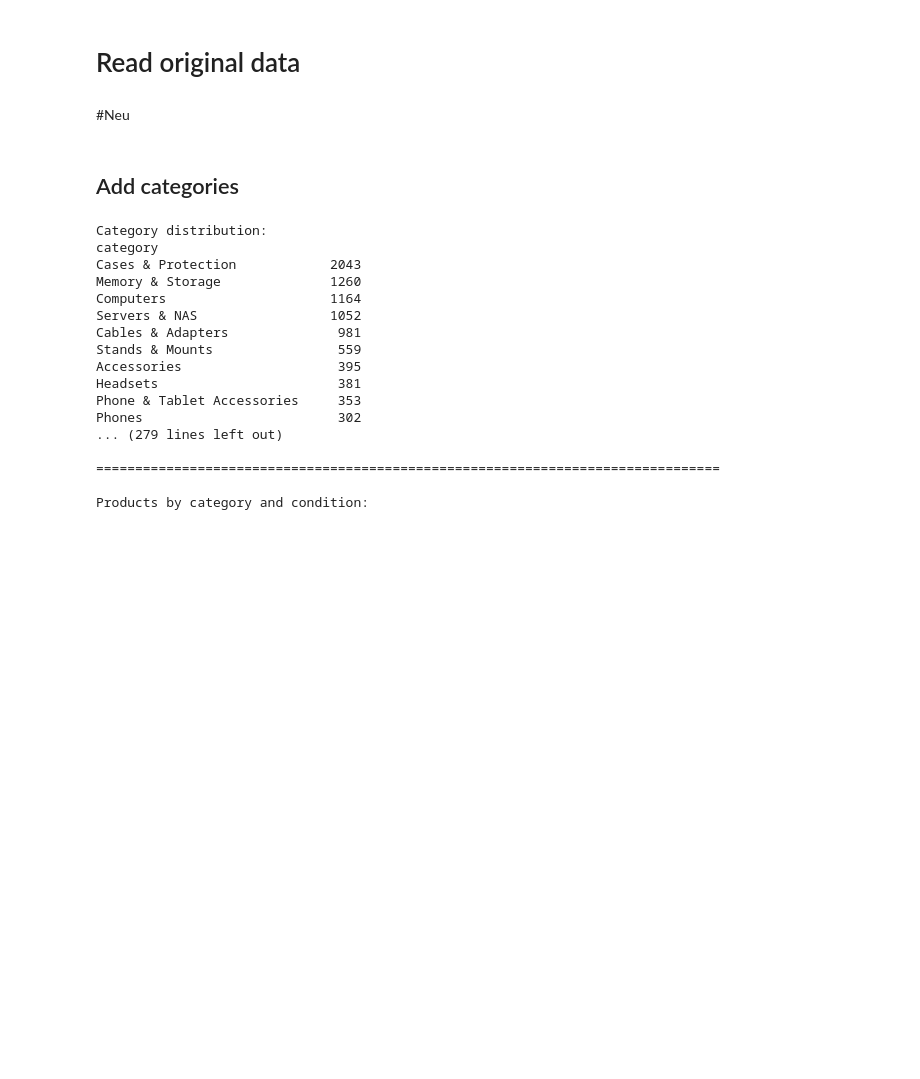
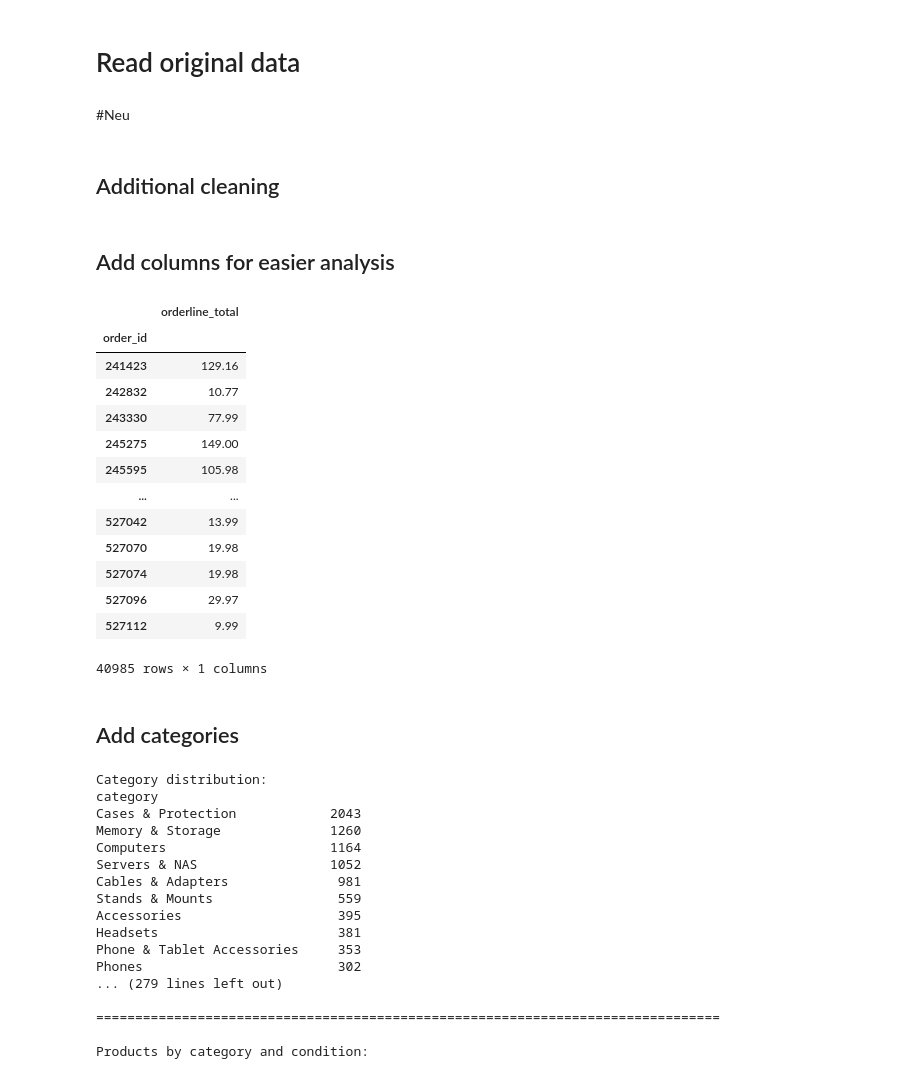
Before and after one commit to Cooljoe67/eniac_data_cleaning, a Jupyter notebook: dataanalysis_group_solution.ipynb, the cells around one changed output. Cells and saved outputs as stored; diff of their text form; code cells hidden in the pictures; blank space fills up the shorter version.

```diff
--- a/dataanalysis_group_solution.ipynb
+++ b/dataanalysis_group_solution.ipynb
@@ -24,6 +24,56 @@ products_df = org_products_df.copy()
 orders_df = org_orders_df.copy()
 orderlines_df = org_orderlines_df.copy()
 brands_df = org_brands_df.copy()
+# %% [markdown]
+## Additional cleaning
+# %%
+orders_df["created_date"] = pd.to_datetime(orders_df["created_date"])
+orderlines_df["date"] = pd.to_datetime(orderlines_df["date"])
+orderlines_df = orderlines_df.rename(columns={"id_order": "order_id"})
+# %% [markdown]
+## Add columns for easier analysis
+# %%
+# orderlines:
+
+# add orderline_sum
+orderlines_df["orderline_sum"] = orderlines_df["unit_price"] * orderlines_df["product_quantity"]
+
+# add short (sku[:3])
+orderlines_df["short"] = orderlines_df["sku"].str[:3]
+
+# add price (from products) works only once, that' why the condition
+if "price" not in orderlines_df.columns:
+    orderlines_df = orderlines_df.merge((products_df[["sku", "price"]]), on="sku")
+
+# add discount amount (price - unit price)
+orderlines_df["discount_amt"] = (orderlines_df["price"] - orderlines_df["unit_price"]).round(2)
+
+# add discoount percent (discount amount * 100 / price)
+orderlines_df["discount_prc"] = (orderlines_df["discount_amt"] * 100.0 / orderlines_df["price"]).round(1)
+
+
+# orders:
+
+# add orderline_sum (from orderlines)
+# if "orderline_total" not in orders_df.columns:
+# orders_df = orders_df
+# %%
+orderlines_df.groupby("order_id").agg(orderline_total = ('orderline_sum', 'sum'))
+# %% [output]
+|  | orderline_total |
+| order_id |  |
+| 241423 | 129.16 |
+| 242832 | 10.77 |
+| 243330 | 77.99 |
+| 245275 | 149.00 |
+| 245595 | 105.98 |
+| ... | ... |
+| 527042 | 13.99 |
+| 527070 | 19.98 |
+| 527074 | 19.98 |
+| 527096 | 29.97 |
+| 527112 | 9.99 |
+40985 rows × 1 columns
 # %% [markdown]
 ## Add categories
 # %%
```
Also changed, not shown: 1 other file.
